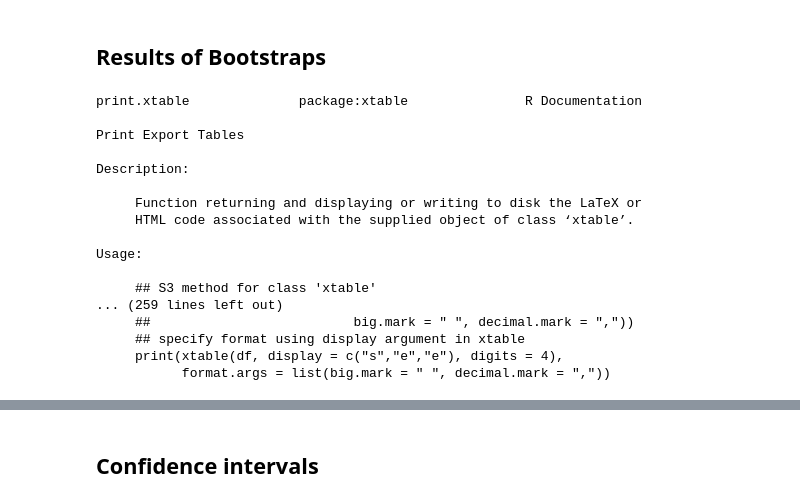
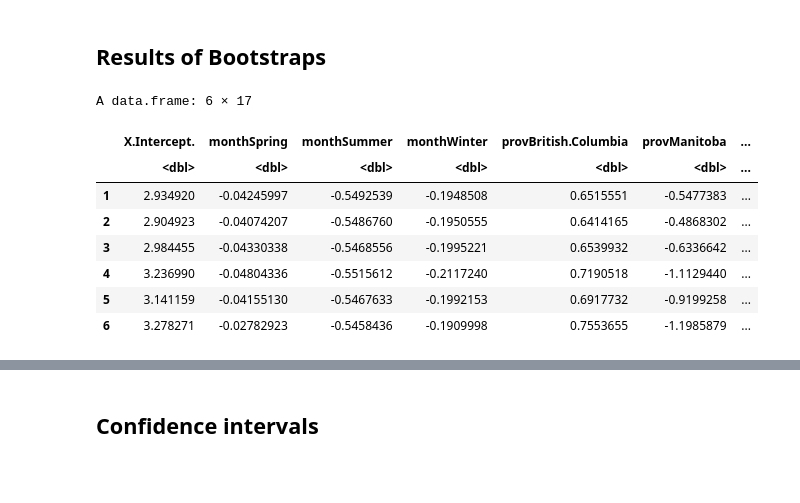
Before and after one commit to LeoKraushaar/protests, a Jupyter notebook: code/R/bootstrap_results.ipynb, the cells around one changed output, grey strips where cells are left out. Drawn from its saved outputs; the diff is of its cells as text; code cells hidden in the pictures; blank space fills up the shorter version.

```diff
--- a/code/R/bootstrap_results.ipynb
+++ b/code/R/bootstrap_results.ipynb
@@ -10,23 +10,15 @@ resamp_results <- read.csv("data/results/resamp_boot_results.csv")[, -1]
 param_results <- read.csv("data/results/param_boot_results.csv")[, -1]
 smooth_results <- read.csv("data/results/smooth_boot_results.csv")[, -1]
 error_results <- read.csv("data/results/error_boot_results.csv")[, -1]
-# %%
-help(print.xtable)
-# %% [output]
-print.xtable              package:xtable               R Documentation
-
-Print Export Tables
-
-Description:
-
-     Function returning and displaying or writing to disk the LaTeX or
-     HTML code associated with the supplied object of class ‘xtable’.
-
-Usage:
-
-     ## S3 method for class 'xtable'
-... (259 lines left out)
-     ##                          big.mark = " ", decimal.mark = ","))
-     ## specify format using display argument in xtable
-     print(xtable(df, display = c("s","e","e"), digits = 4),
-           format.args = list(big.mark = " ", decimal.mark = ","))
+# %%
+head(smooth_results)
+# %% [output]
+A data.frame: 6 × 17
+|  | X.Intercept. | monthSpring | monthSummer | monthWinter | provBritish.Columbia | provManitoba | ... |
+|  | <dbl> | <dbl> | <dbl> | <dbl> | <dbl> | <dbl> | ... |
+| 1 | 2.934920 | -0.04245997 | -0.5492539 | -0.1948508 | 0.6515551 | -0.5477383 | ... |
+| 2 | 2.904923 | -0.04074207 | -0.5486760 | -0.1950555 | 0.6414165 | -0.4868302 | ... |
+| 3 | 2.984455 | -0.04330338 | -0.5468556 | -0.1995221 | 0.6539932 | -0.6336642 | ... |
+| 4 | 3.236990 | -0.04804336 | -0.5515612 | -0.2117240 | 0.7190518 | -1.1129440 | ... |
+| 5 | 3.141159 | -0.04155130 | -0.5467633 | -0.1992153 | 0.6917732 | -0.9199258 | ... |
+| 6 | 3.278271 | -0.02782923 | -0.5458436 | -0.1909998 | 0.7553655 | -1.1985879 | ... |
```
Also changed, not shown: parts of 4 cells of this notebook, 7 other files.
